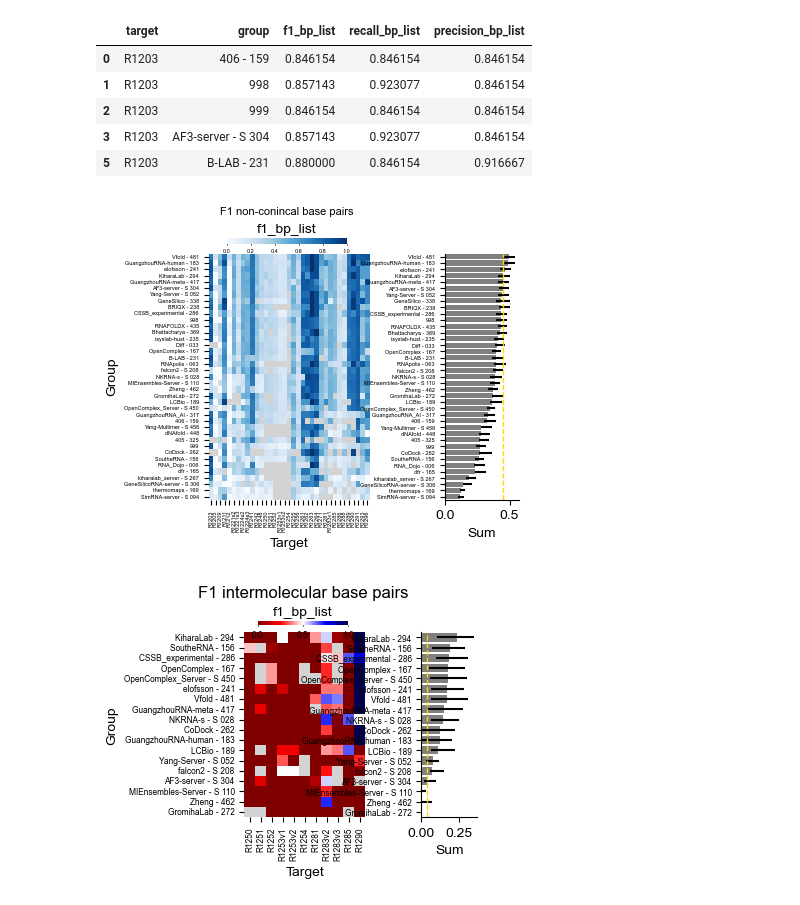
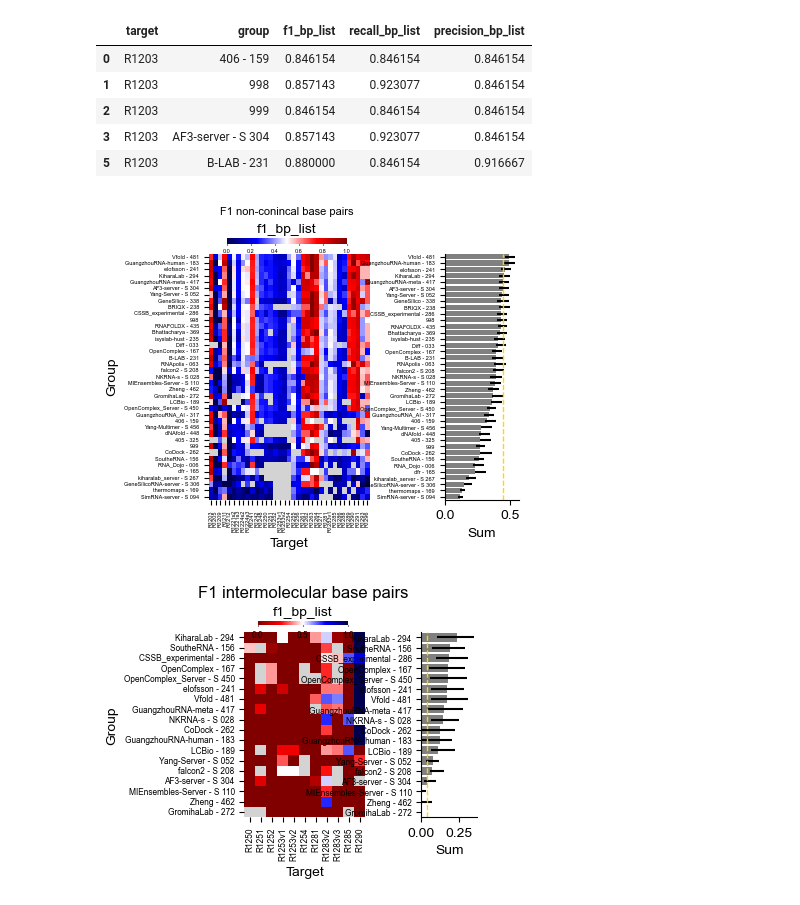
Before and after one commit to DasLab/CASP16_NA, a Jupyter notebook: NA_CASP_assessment/analysis/NA_secstruct.ipynb, the cells around one changed output. Drawn from its saved outputs; the diff is of its cells as text; code cells hidden in the pictures.

```diff
--- a/NA_CASP_assessment/analysis/NA_secstruct.ipynb
+++ b/NA_CASP_assessment/analysis/NA_secstruct.ipynb
@@ -920,15 +910,15 @@ test001 - 202               0.033333
 | 5 | R1203 | B-LAB - 231 | 0.880000 | 0.846154 | 0.916667 |
 # %%
 for rank_type in ['mean']:#['sum','mean']:
-    for score,cmap in zip(['f1_bp_list'],['Blues']): #zip(['f1_bp_list', 'f1_crossed','f1_singlet' ],['Greens', 'Oranges', 'Purples']):
+    for score,cmap in zip(['f1_bp_list'],['seismic']):#['Blues']): #zip(['f1_bp_list', 'f1_crossed','f1_singlet' ],['Greens', 'Oranges', 'Purples']):
         nc_order_to_combine = plot_heat_map(preds_top1_NC,score,
                      figsize=(4,4),cmap=cmap,
                     cbar_label='F1 non-conincal base pairs',ticklabel_size=4,group_col='group',
                     savefig=f'figure_subpanels/heatmap_{score}nc_{rank_type}',
                         rank_type=rank_type,vmin=0,vmax=1,y_text_size=4,
                              num_bootstrap=1000)
 # %% [output]
-[figure, old version]
+[figure, new version]
 # %%
 preds_top1_NC.to_csv('summary_tables/ss_nc_performance.csv')
 # %%
```
Also changed, not shown: parts of 5 cells of this notebook, 4 other files.
